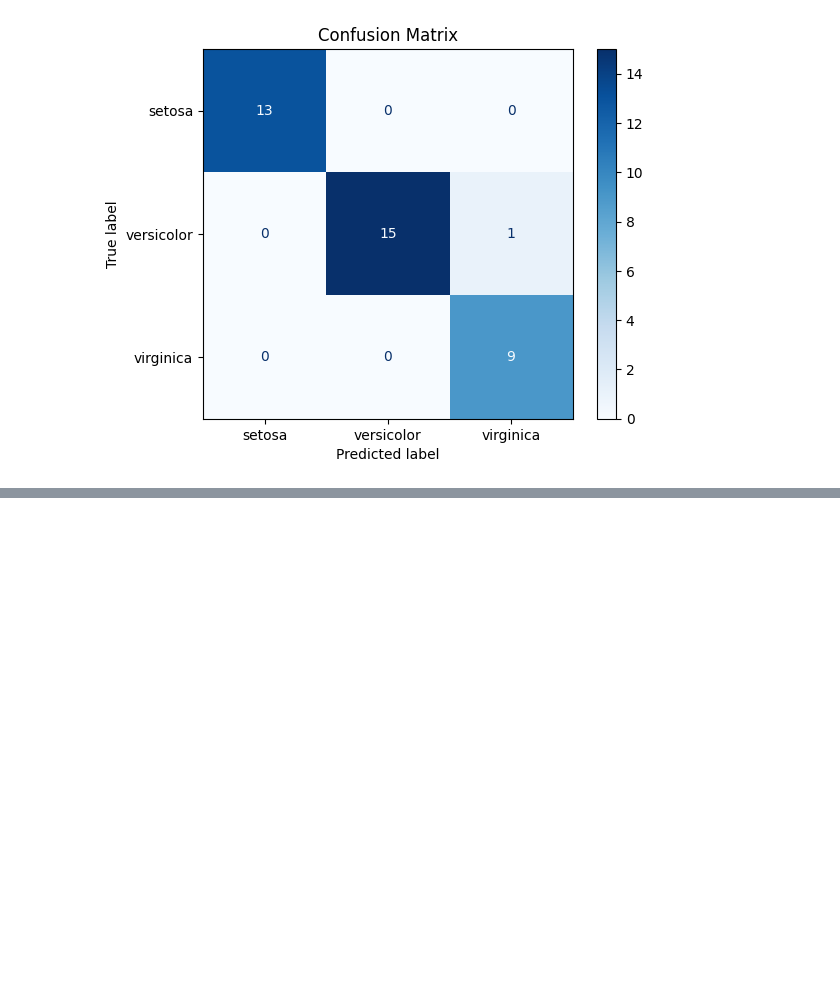
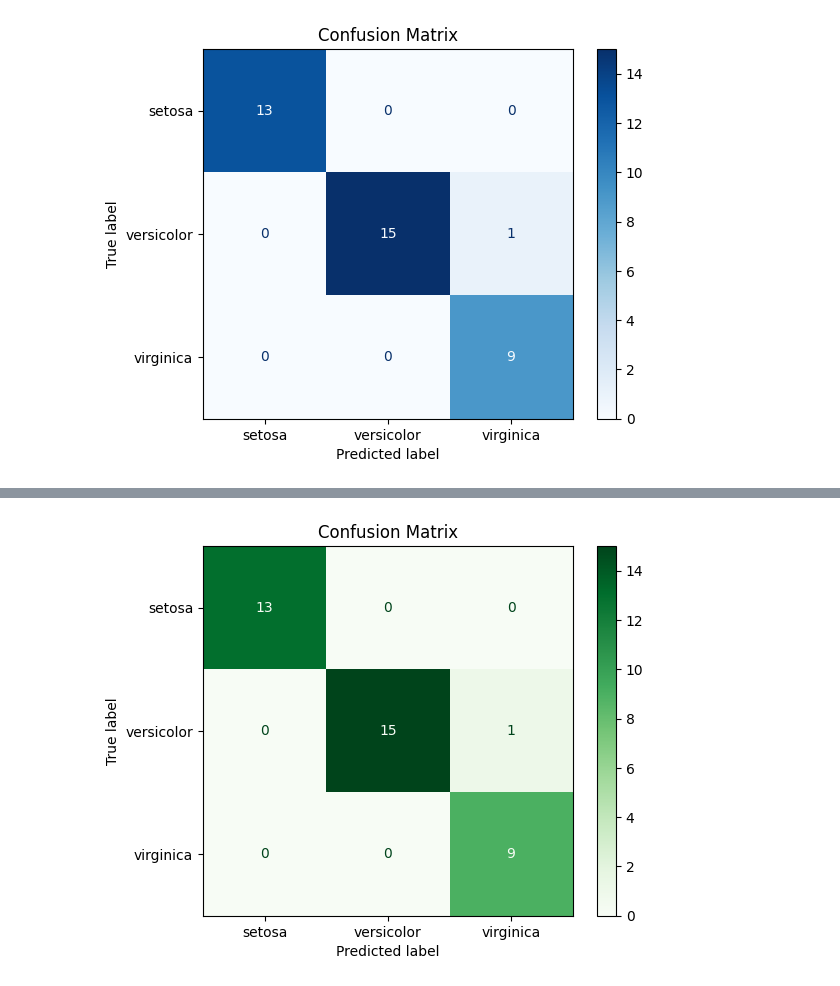
Before and after one commit to anumit-web/scikit-learn-1, a Jupyter notebook: Scikit_learn_1.ipynb, the cells around one changed output, grey strips where cells are left out. Cells and saved outputs as stored; diff of their text form; code cells hidden in the pictures; blank space fills up the shorter version.

```diff
--- a/Scikit_learn_1.ipynb
+++ b/Scikit_learn_1.ipynb
@@ -152,0 +168,7 @@ plt.show()
+# %%
+
+disp.plot(cmap=plt.cm.Greens)
+plt.title("Confusion Matrix")
+plt.show()
+# %% [output]
+[figure, added]
```
Also changed, not shown: parts of 5 cells of this notebook.
